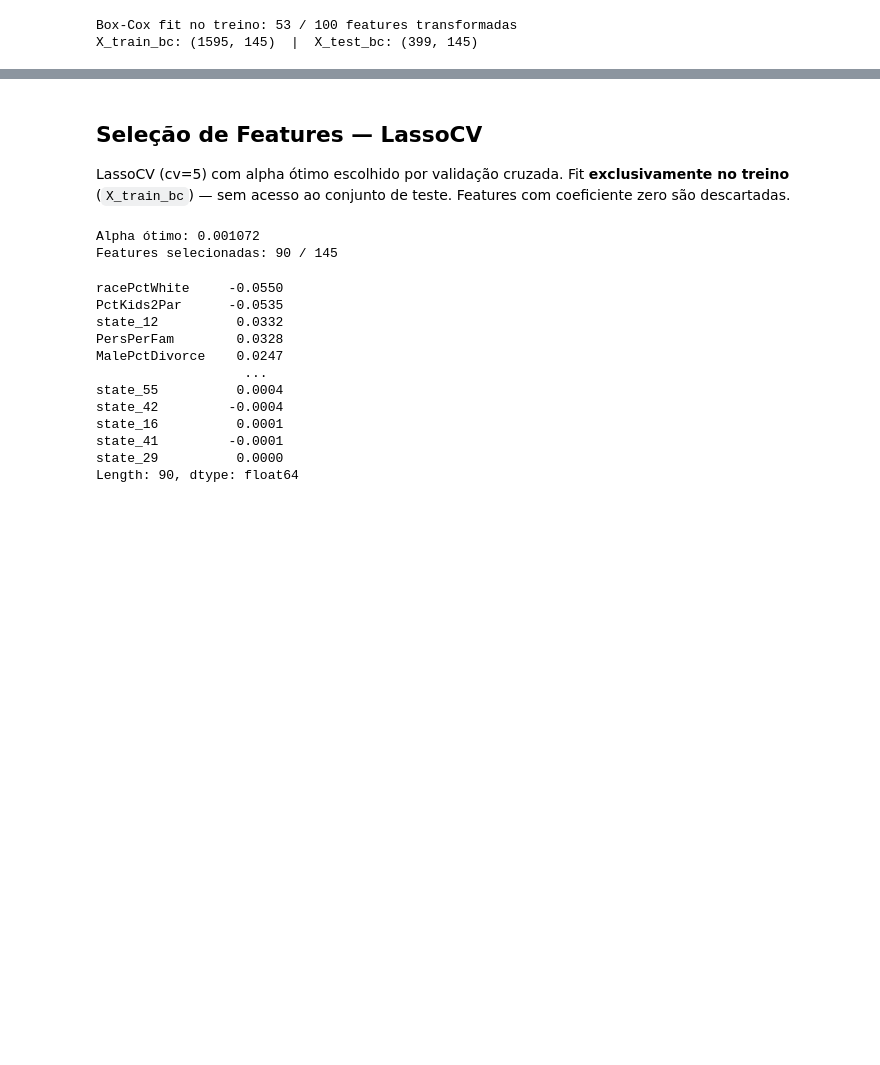
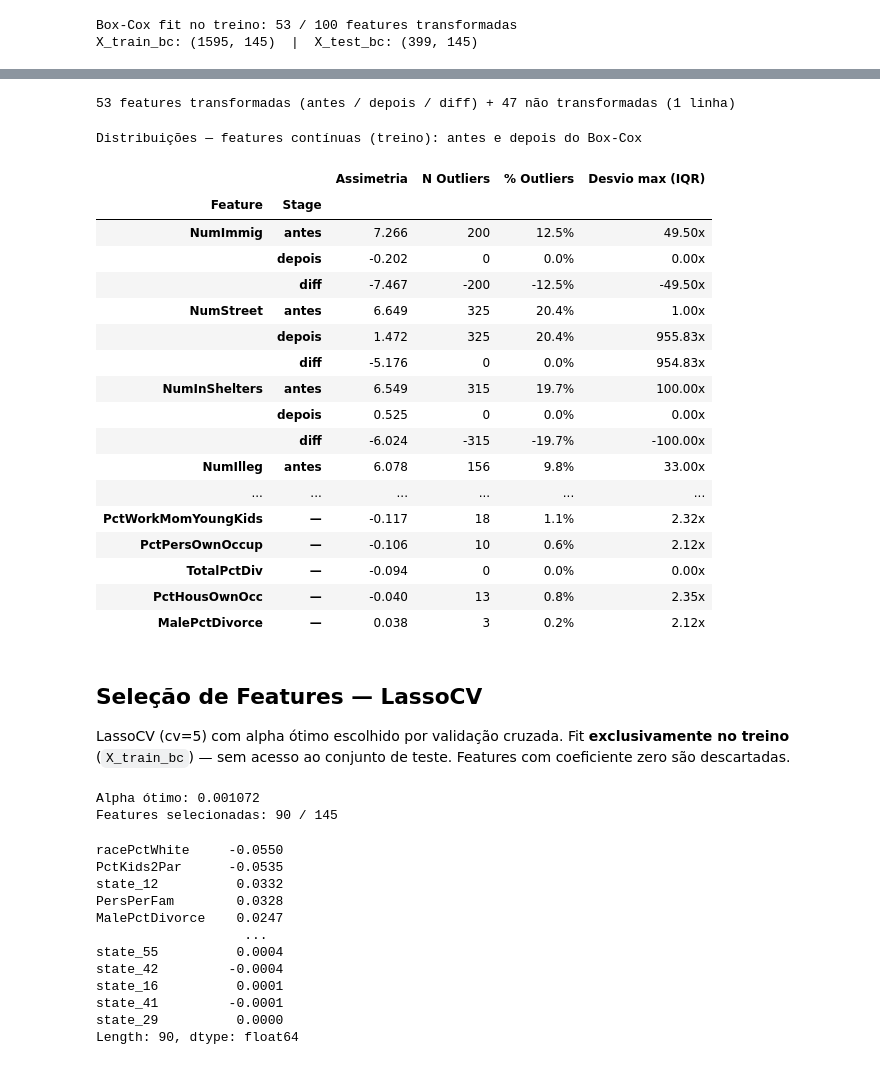
Before and after one commit to KevBoyz/data-science, a Jupyter notebook: Projects/capped-heart-disease/regression.ipynb, the cells around one changed output, grey strips where cells are left out. Drawn from its saved outputs; the diff is of its cells as text; code cells hidden in the pictures; blank space fills up the shorter version.

```diff
--- a/Projects/capped-heart-disease/regression.ipynb
+++ b/Projects/capped-heart-disease/regression.ipynb
@@ -344,3 +306,57 @@ X_train_bc: (1595, 145)  |  X_test_bc: (399, 145)
+# %%
+rows_transf  = []
+rows_ntransf = []
+
+for col in sorted(cols_num_train,
+                  key=lambda c: abs(_calc_stats(X_train_imp[c].dropna())['skew']),
+                  reverse=True):
+    s_ant = X_train_imp[col].dropna()
+    st_a  = _calc_stats(s_ant)
+    if col in bc_params:
+        st_d = _calc_stats(X_train_bc[col].dropna())
+        for stage, st in [('antes', st_a), ('depois', st_d)]:
+            rows_transf.append({'Feature': col, 'Stage': stage,
+                                'Assimetria': st['skew'], 'N Outliers': st['n_out'],
+                                '% Outliers': st['pct'], 'Desvio max (IQR)': st['dev']})
+        rows_transf.append({'Feature': col, 'Stage': 'diff',
+                            'Assimetria':        st_d['skew']  - st_a['skew'],
+                            'N Outliers':        st_d['n_out'] - st_a['n_out'],
+                            '% Outliers':        st_d['pct']   - st_a['pct'],
+                            'Desvio max (IQR)':  st_d['dev']   - st_a['dev']})
+    else:
+        rows_ntransf.append({'Feature': col, 'Stage': '—',
+                             'Assimetria': st_a['skew'], 'N Outliers': st_a['n_out'],
+                             '% Outliers': st_a['pct'], 'Desvio max (IQR)': st_a['dev']})
+
+df_dist_all = pd.DataFrame(rows_transf + rows_ntransf).set_index(['Feature', 'Stage'])
+n_t, n_nt   = len(rows_transf) // 3, len(rows_ntransf)
+print(f'{n_t} features transformadas (antes / depois / diff) + {n_nt} não transformadas (1 linha)')
+
+(df_dist_all.style
+ .format({'Assimetria': '{:.3f}', 'N Outliers': '{:.0f}',
+          '% Outliers': '{:.1f}%', 'Desvio max (IQR)': '{:.2f}x'})
+ .set_caption('Distribuições — features contínuas (treino): antes e depois do Box-Cox'))
+# %% [output]
+53 features transformadas (antes / depois / diff) + 47 não transformadas (1 linha)
+Distribuições — features contínuas (treino): antes e depois do Box-Cox
+|  |  | Assimetria | N Outliers | % Outliers | Desvio max (IQR) |
+| Feature | Stage |  |  |  |  |
+| NumImmig | antes | 7.266 | 200 | 12.5% | 49.50x |
+|  | depois | -0.202 | 0 | 0.0% | 0.00x |
+|  | diff | -7.467 | -200 | -12.5% | -49.50x |
+| NumStreet | antes | 6.649 | 325 | 20.4% | 1.00x |
+|  | depois | 1.472 | 325 | 20.4% | 955.83x |
+|  | diff | -5.176 | 0 | 0.0% | 954.83x |
+| NumInShelters | antes | 6.549 | 315 | 19.7% | 100.00x |
+|  | depois | 0.525 | 0 | 0.0% | 0.00x |
+|  | diff | -6.024 | -315 | -19.7% | -100.00x |
+| NumIlleg | antes | 6.078 | 156 | 9.8% | 33.00x |
+| ... | ... | ... | ... | ... | ... |
+| PctWorkMomYoungKids | — | -0.117 | 18 | 1.1% | 2.32x |
+| PctPersOwnOccup | — | -0.106 | 10 | 0.6% | 2.12x |
+| TotalPctDiv | — | -0.094 | 0 | 0.0% | 0.00x |
+| PctHousOwnOcc | — | -0.040 | 13 | 0.8% | 2.35x |
+| MalePctDivorce | — | 0.038 | 3 | 0.2% | 2.12x |
 # %% [markdown]
 ## Seleção de Features — LassoCV
 
```
Also changed, not shown: parts of 29 cells of this notebook, 1 other file.
